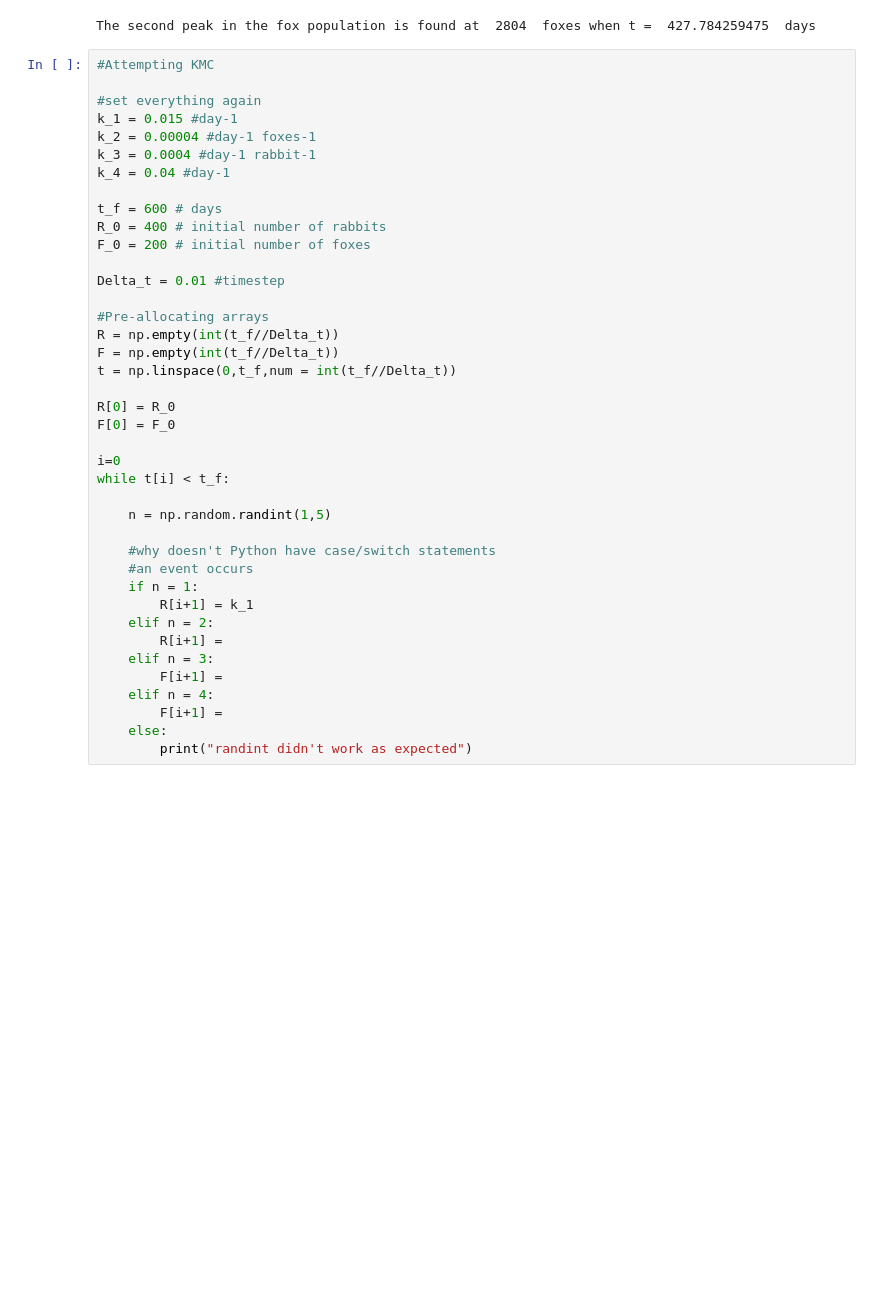
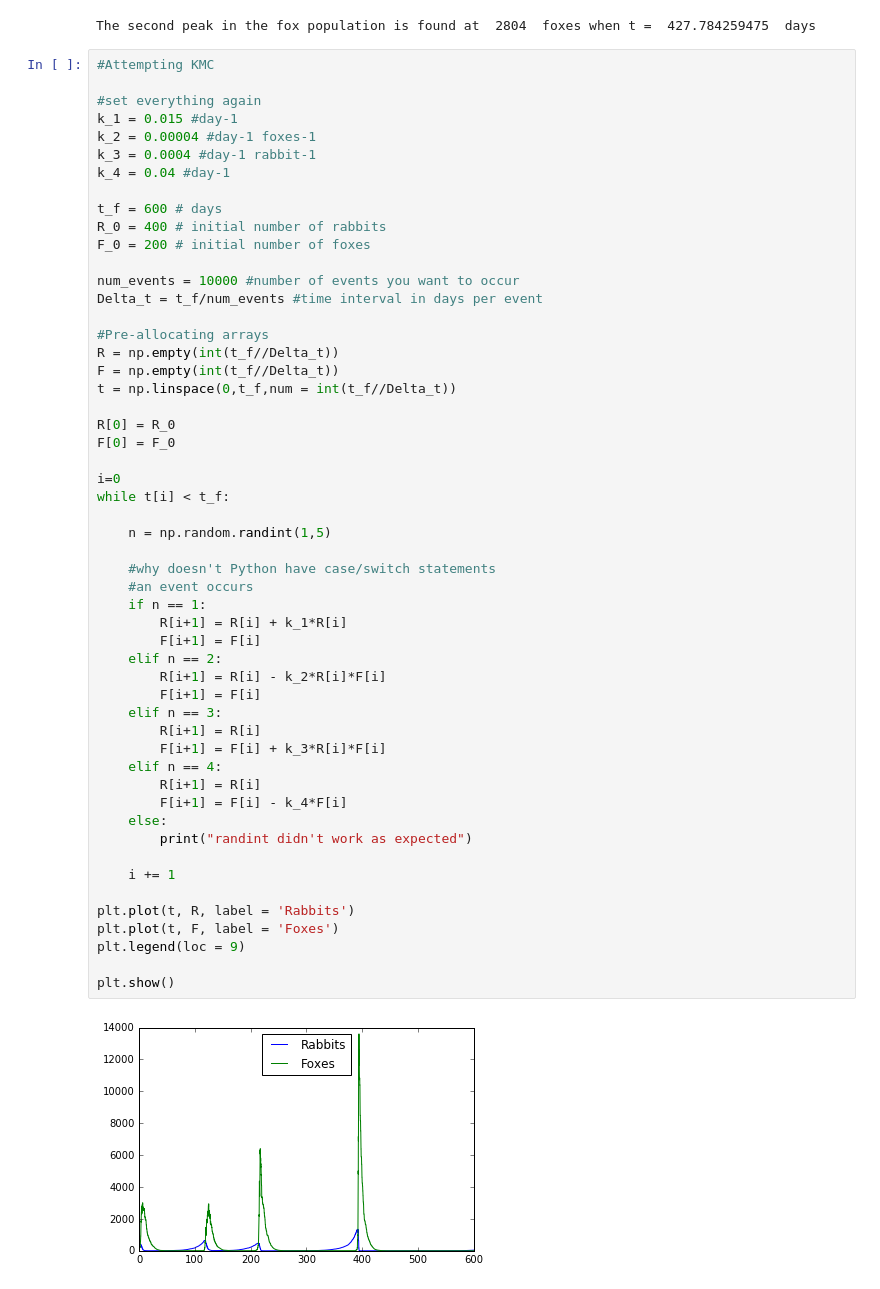
Before and after one commit to jamesl94/rabbits-and-foxes-GrrdRd5, a Jupyter notebook: rabbits-and-foxes.ipynb, the cells around one changed output. Saved outputs shown, nothing was run; the diff lists cells and outputs as text; blank space fills up the shorter version.

Commit message:
Starting out with KMC
Will look at what I'm actually doing with t, Delta_t, and num_events after
I go to sleep

```diff
--- a/rabbits-and-foxes.ipynb
+++ b/rabbits-and-foxes.ipynb
@@ -142,39 +142,54 @@ The second peak in the fox population is found at  2804  foxes when t =  427.784
 #Attempting KMC
 
 #set everything again
 k_1 = 0.015 #day-1
 k_2 = 0.00004 #day-1 foxes-1
 k_3 = 0.0004 #day-1 rabbit-1
 k_4 = 0.04 #day-1
 
 t_f = 600 # days
 R_0 = 400 # initial number of rabbits
 F_0 = 200 # initial number of foxes
 
-Delta_t = 0.01 #timestep
+num_events = 10000 #number of events you want to occur
+Delta_t = t_f/num_events #time interval in days per event
 
 #Pre-allocating arrays
 R = np.empty(int(t_f//Delta_t))
 F = np.empty(int(t_f//Delta_t))
 t = np.linspace(0,t_f,num = int(t_f//Delta_t))
 
 R[0] = R_0
 F[0] = F_0
 
 i=0
 while t[i] < t_f:
 
     n = np.random.randint(1,5)
 
     #why doesn't Python have case/switch statements
     #an event occurs
-    if n = 1:
-        R[i+1] = k_1
-    elif n = 2:
-        R[i+1] =
-    elif n = 3:
-        F[i+1] =
-    elif n = 4:
-        F[i+1] =
+    if n == 1:
+        R[i+1] = R[i] + k_1*R[i]
+        F[i+1] = F[i]
+    elif n == 2:
+        R[i+1] = R[i] - k_2*R[i]*F[i]
+        F[i+1] = F[i]
+    elif n == 3:
+        R[i+1] = R[i]
+        F[i+1] = F[i] + k_3*R[i]*F[i]
+    elif n == 4:
+        R[i+1] = R[i]
+        F[i+1] = F[i] - k_4*F[i]
     else:
         print("randint didn't work as expected")
+
+    i += 1
+
+plt.plot(t, R, label = 'Rabbits')
+plt.plot(t, F, label = 'Foxes')
+plt.legend(loc = 9)
+
+plt.show()
+# %% [output]
+[figure, added]
```
Also changed, not shown: parts of 2 cells of this notebook.
